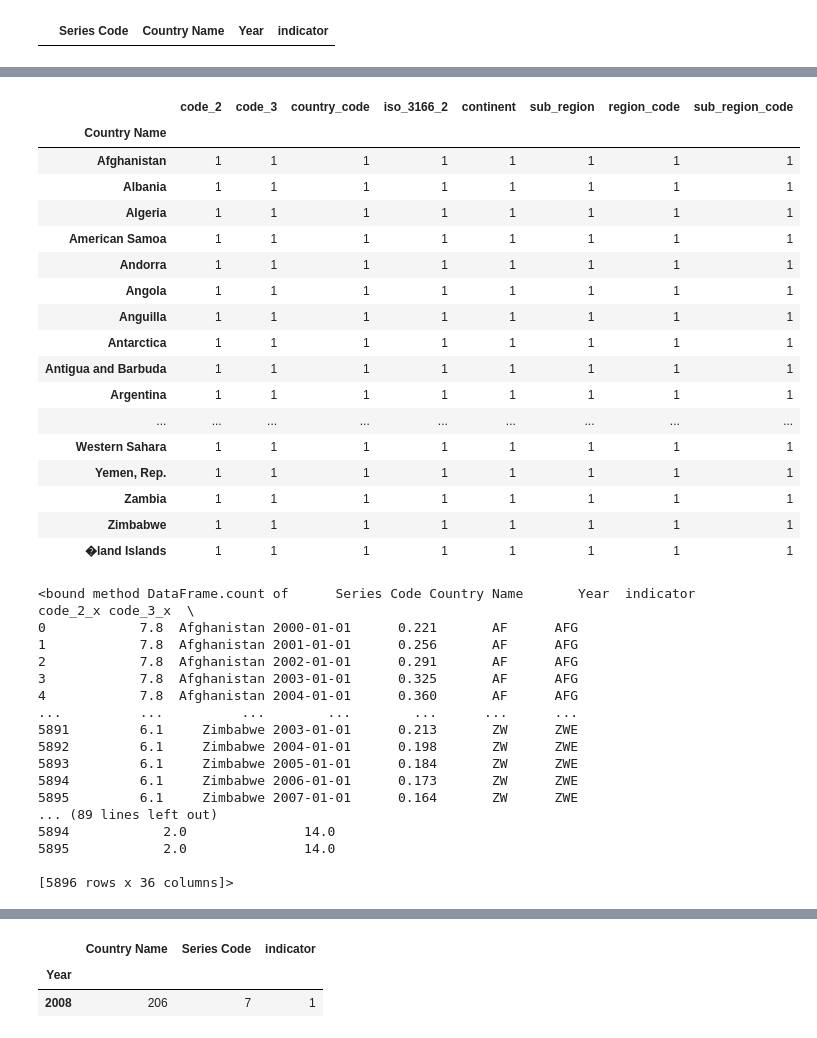
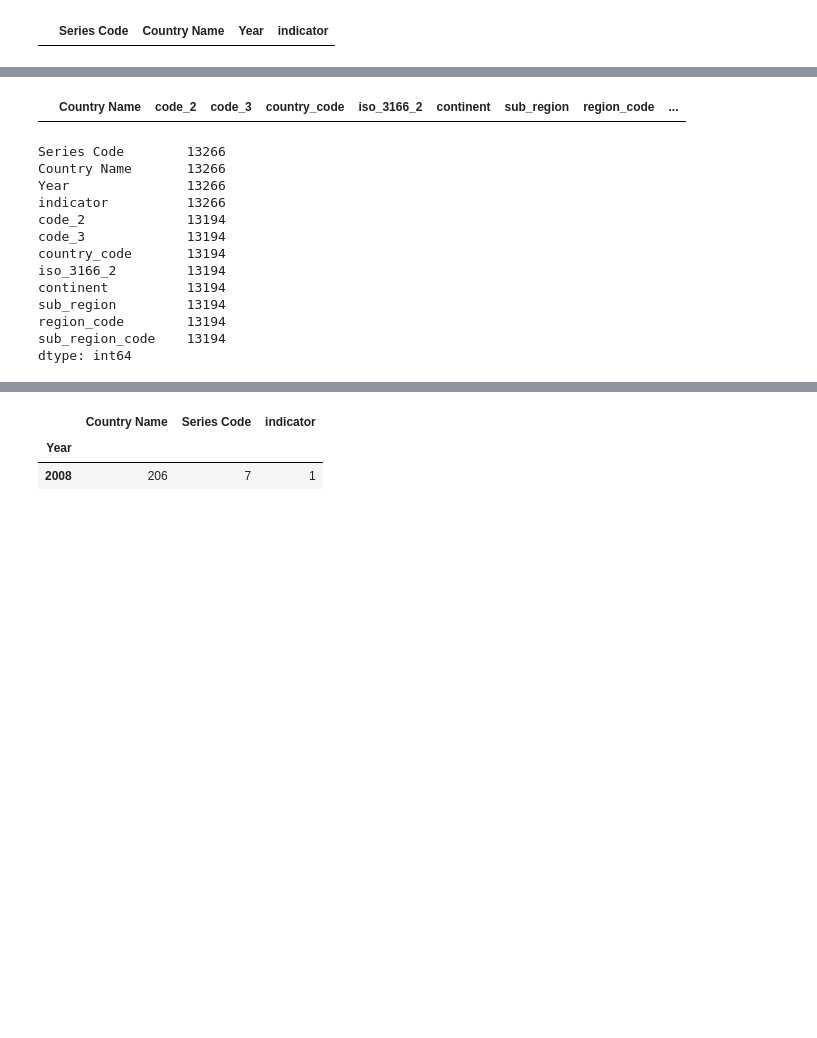
Before and after one commit to mansim07/udgm, a Jupyter notebook: model-final-enrichedData.ipynb, the cells around one changed output, grey strips where cells are left out. Cells and saved outputs as stored; diff of their text form; code cells hidden in the pictures; blank space fills up the shorter version.

```diff
--- a/model-final-enrichedData.ipynb
+++ b/model-final-enrichedData.ipynb
@@ -200,58 +170,36 @@ imputed_results.count
 # %%
 #Data Enrichment
 # Append the continent and sub region
-countryContinent= pd.read_csv("../data/countryContinentutf8.csv")
+countryContinent= pd.read_csv("./data/countryContinentutf8.csv")
 
 countryContinent=countryContinent.fillna(0)
 
 countryContinent=countryContinent.rename({'country':'Country Name'},axis=1)
 
 countryContinent[countryContinent.region_code.isnull()]
 
-countryContinent.groupby("Country Name").nunique()
+#countryContinent.groupby("Country Name").nunique()
 # %% [output]
-|  | code_2 | code_3 | country_code | iso_3166_2 | continent | sub_region | region_code | sub_region_code |
-| Country Name |  |  |  |  |  |  |  |  |
-| Afghanistan | 1 | 1 | 1 | 1 | 1 | 1 | 1 | 1 |
-| Albania | 1 | 1 | 1 | 1 | 1 | 1 | 1 | 1 |
-| Algeria | 1 | 1 | 1 | 1 | 1 | 1 | 1 | 1 |
-| American Samoa | 1 | 1 | 1 | 1 | 1 | 1 | 1 | 1 |
-| Andorra | 1 | 1 | 1 | 1 | 1 | 1 | 1 | 1 |
-| Angola | 1 | 1 | 1 | 1 | 1 | 1 | 1 | 1 |
-| Anguilla | 1 | 1 | 1 | 1 | 1 | 1 | 1 | 1 |
-| Antarctica | 1 | 1 | 1 | 1 | 1 | 1 | 1 | 1 |
-| Antigua and Barbuda | 1 | 1 | 1 | 1 | 1 | 1 | 1 | 1 |
-| Argentina | 1 | 1 | 1 | 1 | 1 | 1 | 1 | 1 |
-| ... | ... | ... | ... | ... | ... | ... | ... | ... |
-| Western Sahara | 1 | 1 | 1 | 1 | 1 | 1 | 1 | 1 |
-| Yemen, Rep. | 1 | 1 | 1 | 1 | 1 | 1 | 1 | 1 |
-| Zambia | 1 | 1 | 1 | 1 | 1 | 1 | 1 | 1 |
-| Zimbabwe | 1 | 1 | 1 | 1 | 1 | 1 | 1 | 1 |
-| �land Islands | 1 | 1 | 1 | 1 | 1 | 1 | 1 | 1 |
+|  | Country Name | code_2 | code_3 | country_code | iso_3166_2 | continent | sub_region | region_code | ... |
 # %%
 #imputed_results_joined=imputed_results.join(countryContinent,on=['Country Name'],how='left')
-
 imputed_results= pd.merge(left=imputed_results, right=countryContinent, how='left', left_on='Country Name', right_on='Country Name')
 
-imputed_results.count
+imputed_results.count()
 # %% [output]
-<bound method DataFrame.count of      Series Code Country Name       Year  indicator code_2_x code_3_x  \
-0            7.8  Afghanistan 2000-01-01      0.221       AF      AFG
-1            7.8  Afghanistan 2001-01-01      0.256       AF      AFG
-2            7.8  Afghanistan 2002-01-01      0.291       AF      AFG
-3            7.8  Afghanistan 2003-01-01      0.325       AF      AFG
-4            7.8  Afghanistan 2004-01-01      0.360       AF      AFG
-...          ...          ...        ...        ...      ...      ...
-5891         6.1     Zimbabwe 2003-01-01      0.213       ZW      ZWE
-5892         6.1     Zimbabwe 2004-01-01      0.198       ZW      ZWE
-5893         6.1     Zimbabwe 2005-01-01      0.184       ZW      ZWE
-5894         6.1     Zimbabwe 2006-01-01      0.173       ZW      ZWE
-5895         6.1     Zimbabwe 2007-01-01      0.164       ZW      ZWE
-... (89 lines left out)
-5894            2.0               14.0
-5895            2.0               14.0
-
-[5896 rows x 36 columns]>
+Series Code        13266
+Country Name       13266
+Year               13266
+indicator          13266
+code_2             13194
+code_3             13194
+country_code       13194
+iso_3166_2         13194
+continent          13194
+sub_region         13194
+region_code        13194
+sub_region_code    13194
+dtype: int64
 # %%
 #Ensure null values are imputed
 imputed_results=imputed_results.fillna(0)
```
Also changed, not shown: parts of 18 cells of this notebook.
